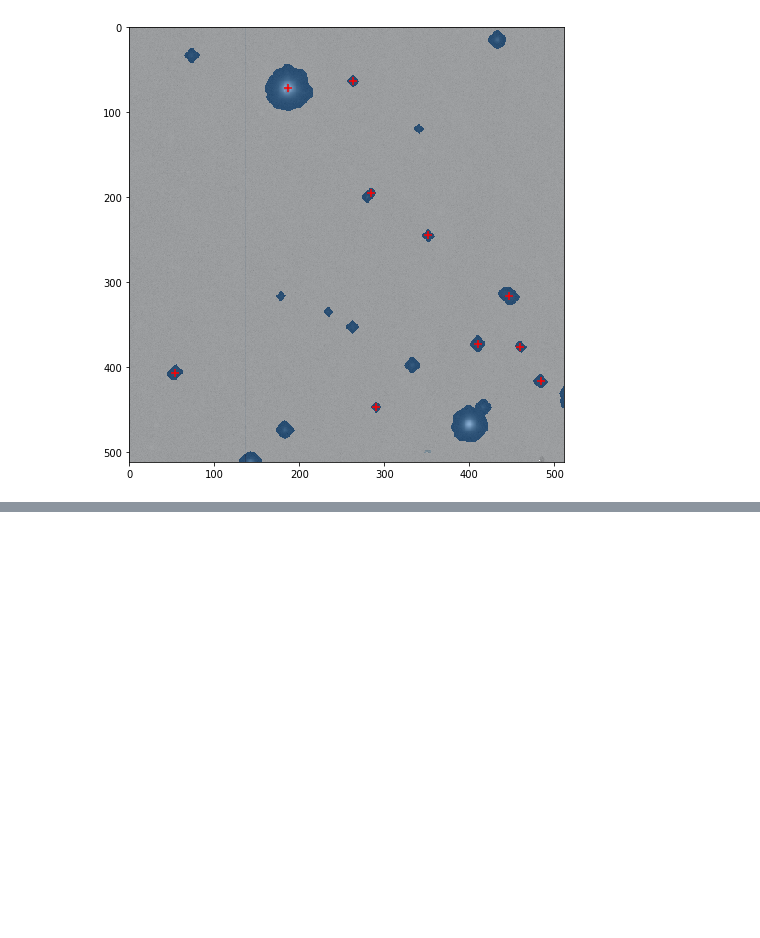
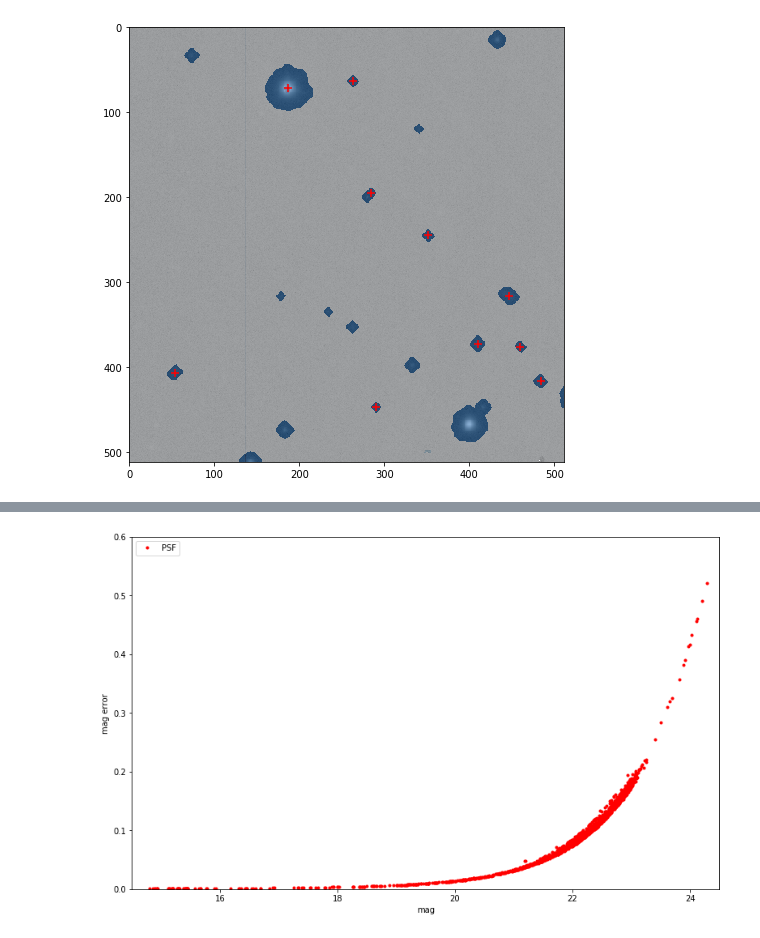
Before and after one commit to lsst-sqre/system-test, a Jupyter notebook: star_galaxy.ipynb, the cells around one changed output, grey strips where cells are left out. Saved outputs shown, nothing was run; the diff lists cells and outputs as text; code cells hidden in the pictures; blank space fills up the shorter version.

```diff
--- a/star_galaxy.ipynb
+++ b/star_galaxy.ipynb
@@ -138,0 +182,36 @@ overlay_masks(exp, bbox=bbox, sources=sources[extend > 0.0])
+# %%
+# Get the errors on the flux measurements:
+psf_flux_err = sources.getPsfFluxErr()
+model_flux_err = sources.getModelFluxErr()
+psf_flux_err = numpy.array(psf_flux_err)
+model_flux_err = numpy.array(model_flux_err)
+
+# fractional flux errors:
+psf_flux_err_frac = psf_flux_err/psf_flux
+model_flux_err_frac = model_flux_err/model_flux
+# %%
+exp_calib.setThrowOnNegativeFlux(False) # This turns off the errors that are thrown when flux < 0.
+
+# Get the mag. corresponding to flux+err:
+psf_mag_max = exp_calib.getMagnitude(psf_flux+psf_flux_err)
+#model_mag_max = exp_calib.getMagnitude(model_flux+model_flux_err)
+
+# There are some NaN and negative flux values in the model flux array. Filter those:
+#badmodel = (numpy.isnan(model_flux)) | (model_flux < 0.01) ### defined above
+model_mag_max = 0.0*psf_mag_max + 35.0 # set "bad" measurements to mag = 35.0
+model_mag_max[~badmodel] = exp_calib.getMagnitude(model_flux[~badmodel]+model_flux_err[~badmodel])
+
+# The mag. error is the difference between this "maximum" flux value and the measured value:
+psf_mag_err = psf_mag - psf_mag_max
+model_mag_err = model_mag - model_mag_max
+# %%
+plt.plot(psf_mag,psf_mag_err,'r.',label='PSF')
+#plt.plot(model_mag,model_mag_err,'b.',label='model')
+plt.xlim(14.5,24.5)
+plt.ylim(0,0.6)
+plt.legend()
+plt.xlabel('mag')
+plt.ylabel('mag error')
+plt.show()
+# %% [output]
+[figure, added]
```
Also changed, not shown: parts of 17 cells of this notebook.
